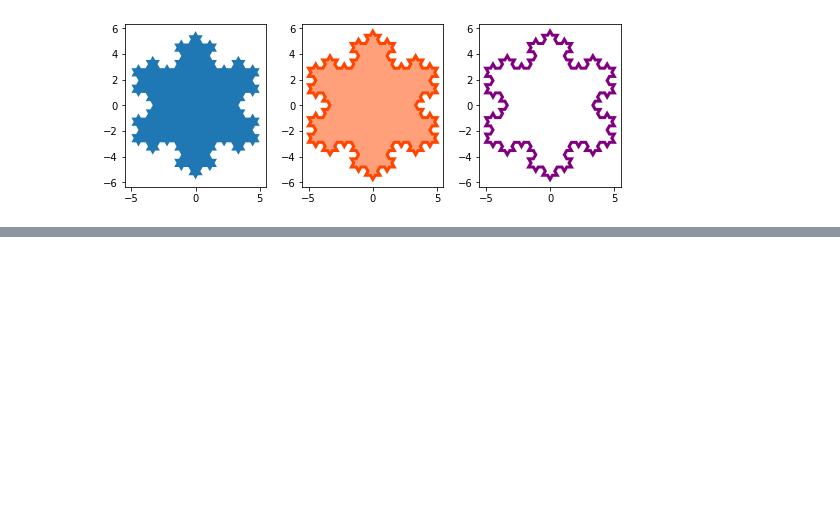
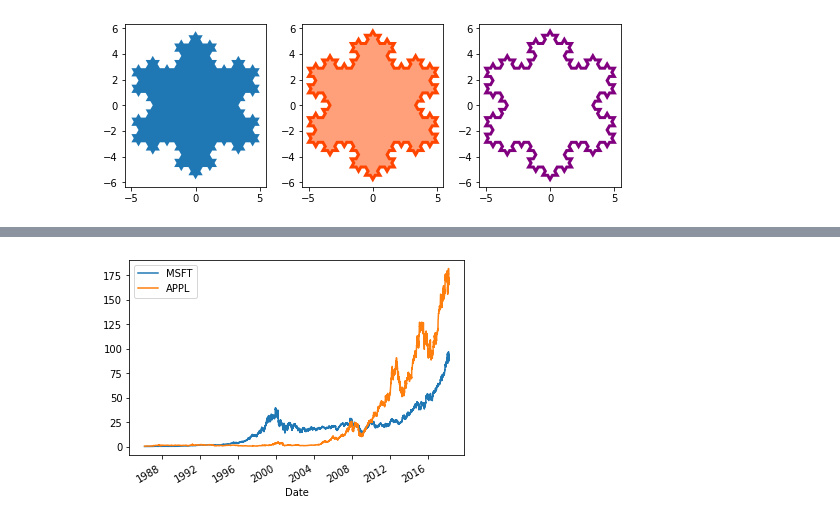
Before and after one commit to AvekvistSeffra/python-playground, a Jupyter notebook: test.ipynb, the cells around one changed output, grey strips where cells are left out. Drawn from its saved outputs; the diff is of its cells as text; code cells hidden in the pictures; blank space fills up the shorter version.

Commit message:
Added some stock market data visualizations

```diff
--- a/test.ipynb
+++ b/test.ipynb
@@ -119,0 +127,16 @@ plt.show()
+# %%
+import quandl
+quandl.ApiConfig.api_key = ''
+
+apple = quandl.get("WIKI/AAPL")
+ms = quandl.get("WIKI/MSFT")
+
+ms_price = ms[["Adj. Close"]]
+apple_price = apple[["Adj. Close"]]
+ms_price.rename(columns={"Adj. Close" : "MSFT"}, inplace=True)
+apple_price.rename(columns={"Adj. Close" : "APPL"}, inplace=True)
+both_stocks = ms_price.join(apple_price, how="inner")
+both_stocks.plot()
+plt.show()
+# %% [output]
+[figure, added]
```
Also changed, not shown: parts of 3 cells of this notebook.
